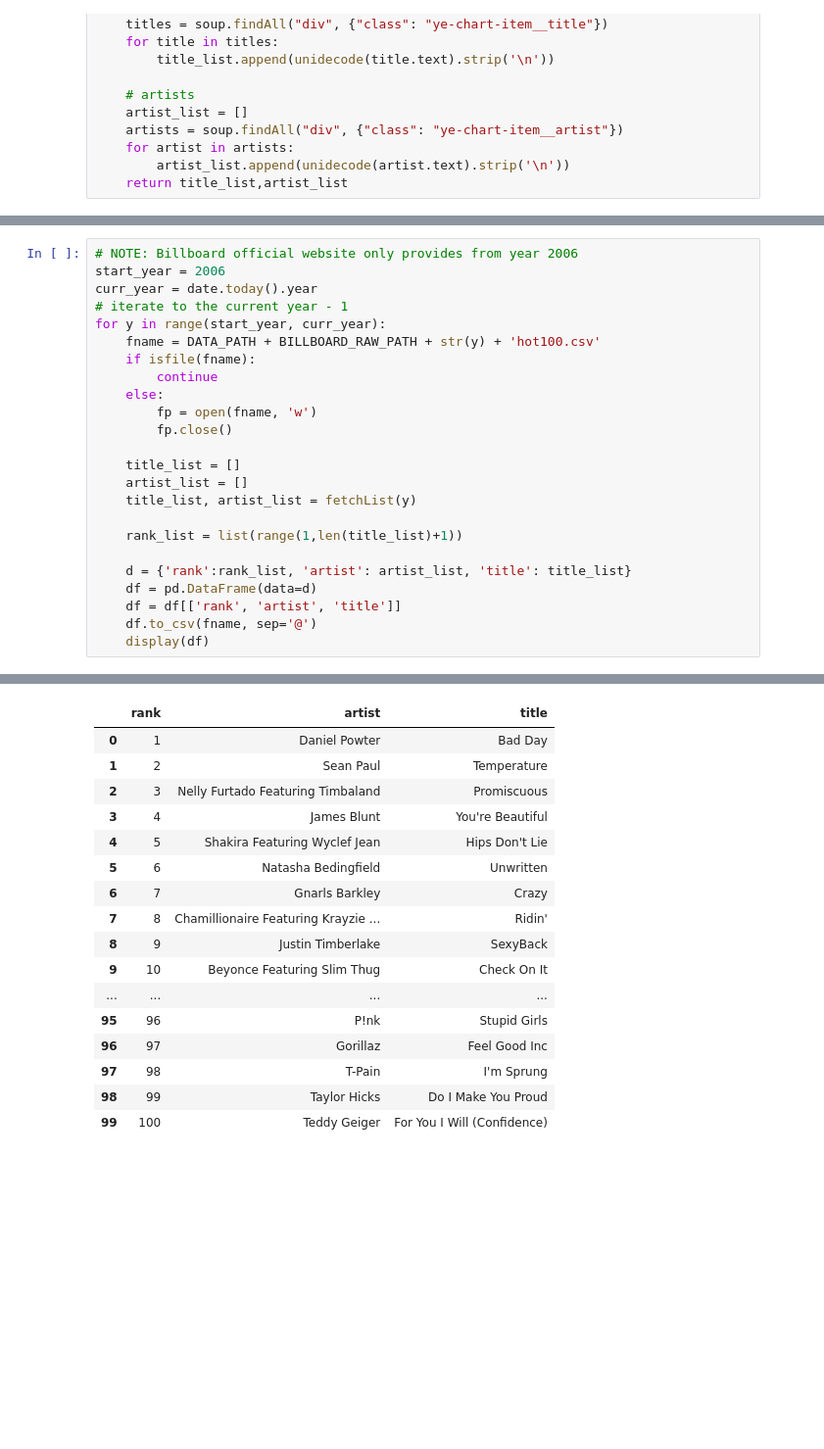
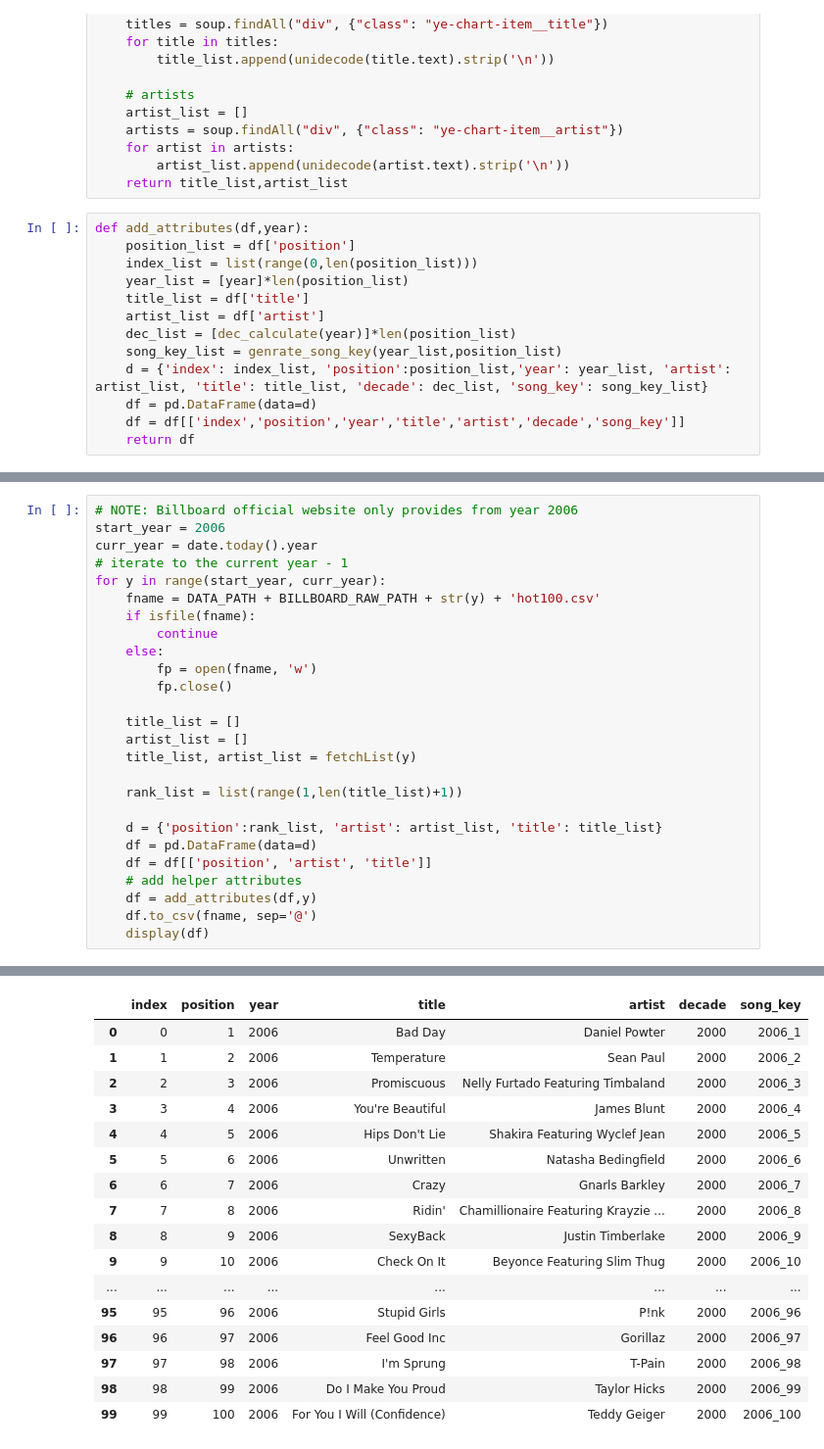
Before and after one commit to alexswshin/musicNculture, a Jupyter notebook: notebook/1_billboardChartCrawling.ipynb, the cells around one changed output, grey strips where cells are left out. Shown at 98% size. Cells and saved outputs as stored; diff of their text form; blank space fills up the shorter version.

Commit message:
Edit billbaord_crawling
add data from 1970 to 2005
add attribute column for later analytic use

```diff
--- a/notebook/1_billboardChartCrawling.ipynb
+++ b/notebook/1_billboardChartCrawling.ipynb
@@ -30,3 +31,16 @@ def fetchList(year):
     for artist in artists:
         artist_list.append(unidecode(artist.text).strip('\n'))
     return title_list,artist_list
+# %%
+def add_attributes(df,year):
+    position_list = df['position']
+    index_list = list(range(0,len(position_list)))
+    year_list = [year]*len(position_list)
+    title_list = df['title']
+    artist_list = df['artist']
+    dec_list = [dec_calculate(year)]*len(position_list)
+    song_key_list = genrate_song_key(year_list,position_list)
+    d = {'index': index_list, 'position':position_list,'year': year_list, 'artist': artist_list, 'title': title_list, 'decade': dec_list, 'song_key': song_key_list}
+    df = pd.DataFrame(data=d)
+    df = df[['index','position','year','title','artist','decade','song_key']]
+    return df
@@ -33,43 +56,45 @@ def fetchList(year):
 # %%
 # NOTE: Billboard official website only provides from year 2006
 start_year = 2006
 curr_year = date.today().year
 # iterate to the current year - 1
 for y in range(start_year, curr_year):
     fname = DATA_PATH + BILLBOARD_RAW_PATH + str(y) + 'hot100.csv'
     if isfile(fname):
         continue
     else:
         fp = open(fname, 'w')
         fp.close()
 
     title_list = []
     artist_list = []
     title_list, artist_list = fetchList(y)
 
     rank_list = list(range(1,len(title_list)+1))
 
-    d = {'rank':rank_list, 'artist': artist_list, 'title': title_list}
+    d = {'position':rank_list, 'artist': artist_list, 'title': title_list}
     df = pd.DataFrame(data=d)
-    df = df[['rank', 'artist', 'title']]
+    df = df[['position', 'artist', 'title']]
+    # add helper attributes
+    df = add_attributes(df,y)
     df.to_csv(fname, sep='@')
     display(df)
 # %% [output]
 https://www.billboard.com/charts/year-end/2006/hot-100-songs
-|  | rank | artist | title |
-| 0 | 1 | Daniel Powter | Bad Day |
-| 1 | 2 | Sean Paul | Temperature |
-| 2 | 3 | Nelly Furtado Featuring Timbaland | Promiscuous |
-| 3 | 4 | James Blunt | You're Beautiful |
-| 4 | 5 | Shakira Featuring Wyclef Jean | Hips Don't Lie |
-| 5 | 6 | Natasha Bedingfield | Unwritten |
-| 6 | 7 | Gnarls Barkley | Crazy |
-| 7 | 8 | Chamillionaire Featuring Krayzie ... | Ridin' |
-| 8 | 9 | Justin Timberlake | SexyBack |
-| 9 | 10 | Beyonce Featuring Slim Thug | Check On It |
-| ... | ... | ... | ... |
-| 95 | 96 | P!nk | Stupid Girls |
-| 96 | 97 | Gorillaz | Feel Good Inc |
-| 97 | 98 | T-Pain | I'm Sprung |
-| 98 | 99 | Taylor Hicks | Do I Make You Proud |
-| 99 | 100 | Teddy Geiger | For You I Will (Confidence) |
+|  | index | position | year | title | artist | decade | song_key |
+| 0 | 0 | 1 | 2006 | Bad Day | Daniel Powter | 2000 | 2006_1 |
+| 1 | 1 | 2 | 2006 | Temperature | Sean Paul | 2000 | 2006_2 |
+| 2 | 2 | 3 | 2006 | Promiscuous | Nelly Furtado Featuring Timbaland | 2000 | 2006_3 |
+| 3 | 3 | 4 | 2006 | You're Beautiful | James Blunt | 2000 | 2006_4 |
+| 4 | 4 | 5 | 2006 | Hips Don't Lie | Shakira Featuring Wyclef Jean | 2000 | 2006_5 |
+| 5 | 5 | 6 | 2006 | Unwritten | Natasha Bedingfield | 2000 | 2006_6 |
+| 6 | 6 | 7 | 2006 | Crazy | Gnarls Barkley | 2000 | 2006_7 |
+| 7 | 7 | 8 | 2006 | Ridin' | Chamillionaire Featuring Krayzie ... | 2000 | 2006_8 |
+| 8 | 8 | 9 | 2006 | SexyBack | Justin Timberlake | 2000 | 2006_9 |
+| 9 | 9 | 10 | 2006 | Check On It | Beyonce Featuring Slim Thug | 2000 | 2006_10 |
+| ... | ... | ... | ... | ... | ... | ... | ... |
+| 95 | 95 | 96 | 2006 | Stupid Girls | P!nk | 2000 | 2006_96 |
+| 96 | 96 | 97 | 2006 | Feel Good Inc | Gorillaz | 2000 | 2006_97 |
+| 97 | 97 | 98 | 2006 | I'm Sprung | T-Pain | 2000 | 2006_98 |
+| 98 | 98 | 99 | 2006 | Do I Make You Proud | Taylor Hicks | 2000 | 2006_99 |
+| 99 | 99 | 100 | 2006 | For You I Will (Confidence) | Teddy Geiger | 2000 | 2006_100 |
```
Also changed, not shown: parts of 5 cells of this notebook, 47 other files.
